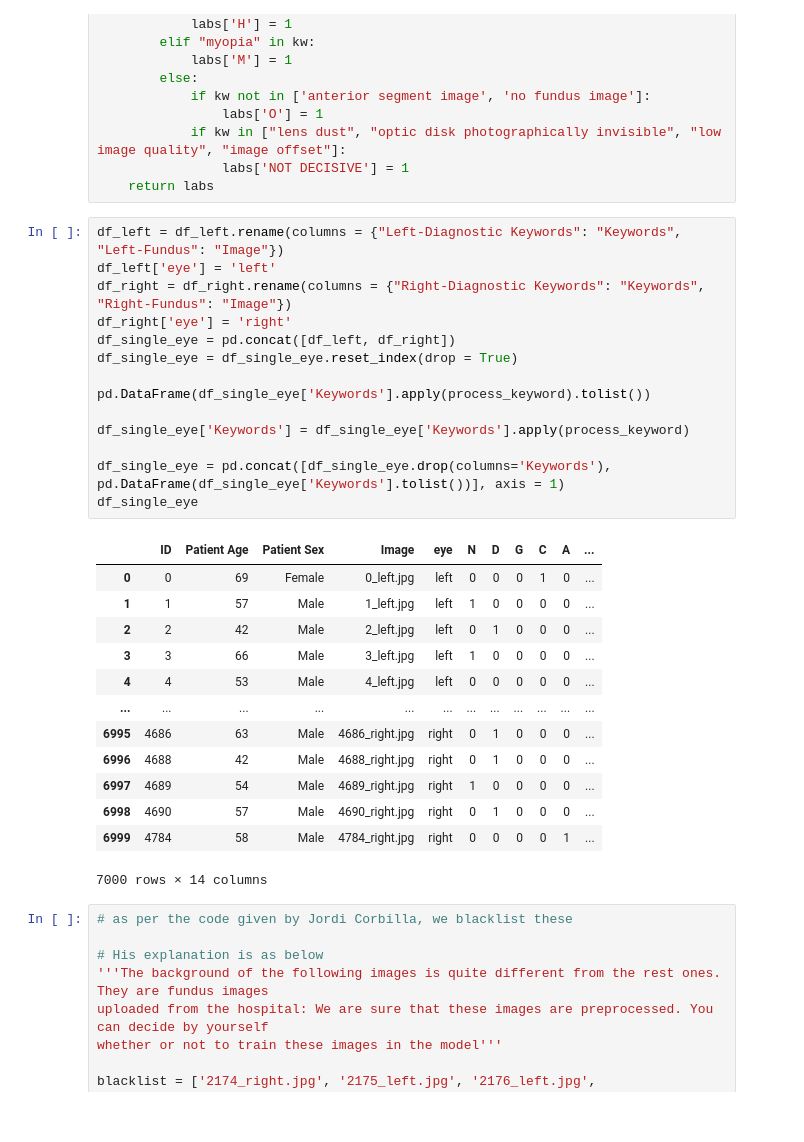
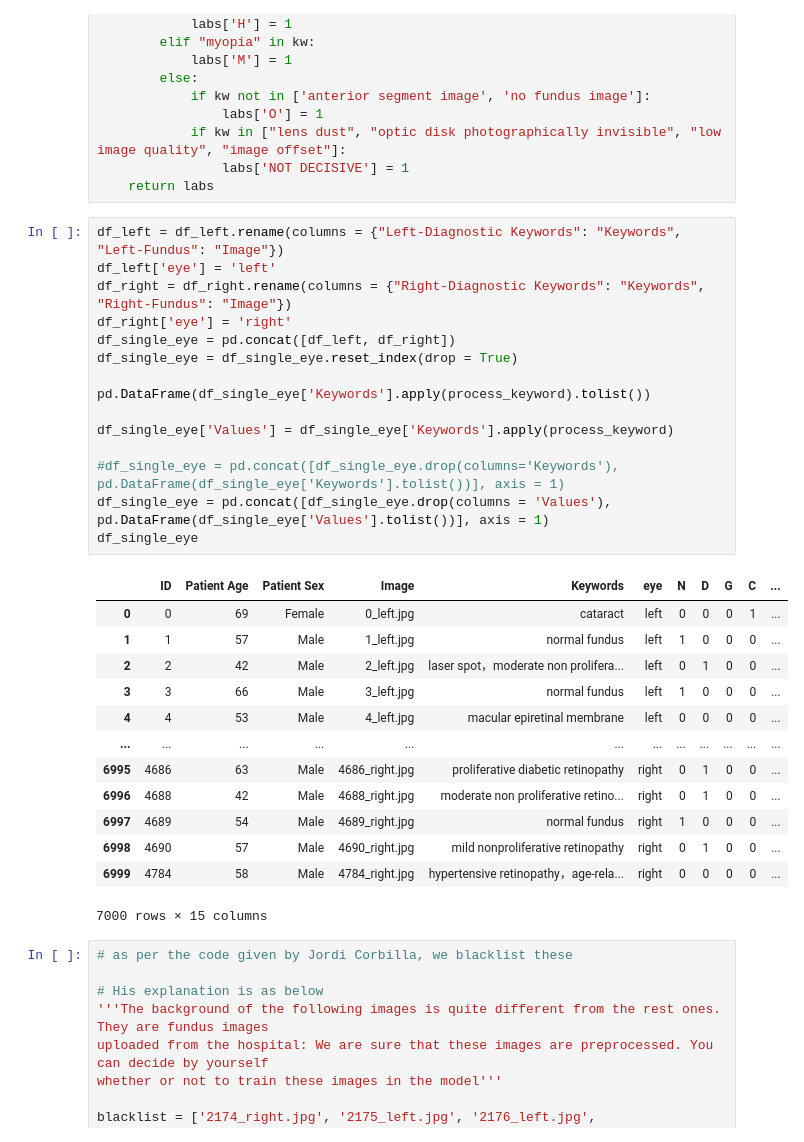
Before and after one commit to madhava20217/Ocular-Disease-Multiclass-Identification-ODIR19-, a Jupyter notebook: Preprocessing.ipynb, the cells around one changed output. Cells and saved outputs as stored; diff of their text form.

Commit message:
added keywords

```diff
--- a/Preprocessing.ipynb
+++ b/Preprocessing.ipynb
@@ -116,31 +117,32 @@ def process_keyword(description:str):
 # %%
 df_left = df_left.rename(columns = {"Left-Diagnostic Keywords": "Keywords", "Left-Fundus": "Image"})
 df_left['eye'] = 'left'
 df_right = df_right.rename(columns = {"Right-Diagnostic Keywords": "Keywords", "Right-Fundus": "Image"})
 df_right['eye'] = 'right'
 df_single_eye = pd.concat([df_left, df_right])
 df_single_eye = df_single_eye.reset_index(drop = True)
 
 pd.DataFrame(df_single_eye['Keywords'].apply(process_keyword).tolist())
 
-df_single_eye['Keywords'] = df_single_eye['Keywords'].apply(process_keyword)
+df_single_eye['Values'] = df_single_eye['Keywords'].apply(process_keyword)
 
-df_single_eye = pd.concat([df_single_eye.drop(columns='Keywords'), pd.DataFrame(df_single_eye['Keywords'].tolist())], axis = 1)
+#df_single_eye = pd.concat([df_single_eye.drop(columns='Keywords'), pd.DataFrame(df_single_eye['Keywords'].tolist())], axis = 1)
+df_single_eye = pd.concat([df_single_eye.drop(columns = 'Values'), pd.DataFrame(df_single_eye['Values'].tolist())], axis = 1)
 df_single_eye
 # %% [output]
-|  | ID | Patient Age | Patient Sex | Image | eye | N | D | G | C | A | ... |
-| 0 | 0 | 69 | Female | 0_left.jpg | left | 0 | 0 | 0 | 1 | 0 | ... |
-| 1 | 1 | 57 | Male | 1_left.jpg | left | 1 | 0 | 0 | 0 | 0 | ... |
-| 2 | 2 | 42 | Male | 2_left.jpg | left | 0 | 1 | 0 | 0 | 0 | ... |
-| 3 | 3 | 66 | Male | 3_left.jpg | left | 1 | 0 | 0 | 0 | 0 | ... |
-| 4 | 4 | 53 | Male | 4_left.jpg | left | 0 | 0 | 0 | 0 | 0 | ... |
+|  | ID | Patient Age | Patient Sex | Image | Keywords | eye | N | D | G | C | ... |
+| 0 | 0 | 69 | Female | 0_left.jpg | cataract | left | 0 | 0 | 0 | 1 | ... |
+| 1 | 1 | 57 | Male | 1_left.jpg | normal fundus | left | 1 | 0 | 0 | 0 | ... |
+| 2 | 2 | 42 | Male | 2_left.jpg | laser spot，moderate non prolifera... | left | 0 | 1 | 0 | 0 | ... |
+| 3 | 3 | 66 | Male | 3_left.jpg | normal fundus | left | 1 | 0 | 0 | 0 | ... |
+| 4 | 4 | 53 | Male | 4_left.jpg | macular epiretinal membrane | left | 0 | 0 | 0 | 0 | ... |
 | ... | ... | ... | ... | ... | ... | ... | ... | ... | ... | ... | ... |
-| 6995 | 4686 | 63 | Male | 4686_right.jpg | right | 0 | 1 | 0 | 0 | 0 | ... |
-| 6996 | 4688 | 42 | Male | 4688_right.jpg | right | 0 | 1 | 0 | 0 | 0 | ... |
-| 6997 | 4689 | 54 | Male | 4689_right.jpg | right | 1 | 0 | 0 | 0 | 0 | ... |
-| 6998 | 4690 | 57 | Male | 4690_right.jpg | right | 0 | 1 | 0 | 0 | 0 | ... |
-| 6999 | 4784 | 58 | Male | 4784_right.jpg | right | 0 | 0 | 0 | 0 | 1 | ... |
+| 6995 | 4686 | 63 | Male | 4686_right.jpg | proliferative diabetic retinopathy | right | 0 | 1 | 0 | 0 | ... |
+| 6996 | 4688 | 42 | Male | 4688_right.jpg | moderate non proliferative retino... | right | 0 | 1 | 0 | 0 | ... |
+| 6997 | 4689 | 54 | Male | 4689_right.jpg | normal fundus | right | 1 | 0 | 0 | 0 | ... |
+| 6998 | 4690 | 57 | Male | 4690_right.jpg | mild nonproliferative retinopathy | right | 0 | 1 | 0 | 0 | ... |
+| 6999 | 4784 | 58 | Male | 4784_right.jpg | hypertensive retinopathy，age-rela... | right | 0 | 0 | 0 | 0 | ... |
-7000 rows × 14 columns
+7000 rows × 15 columns
 # %%
 # as per the code given by Jordi Corbilla, we blacklist these
 
```
Also changed, not shown: parts of 2 cells of this notebook.
